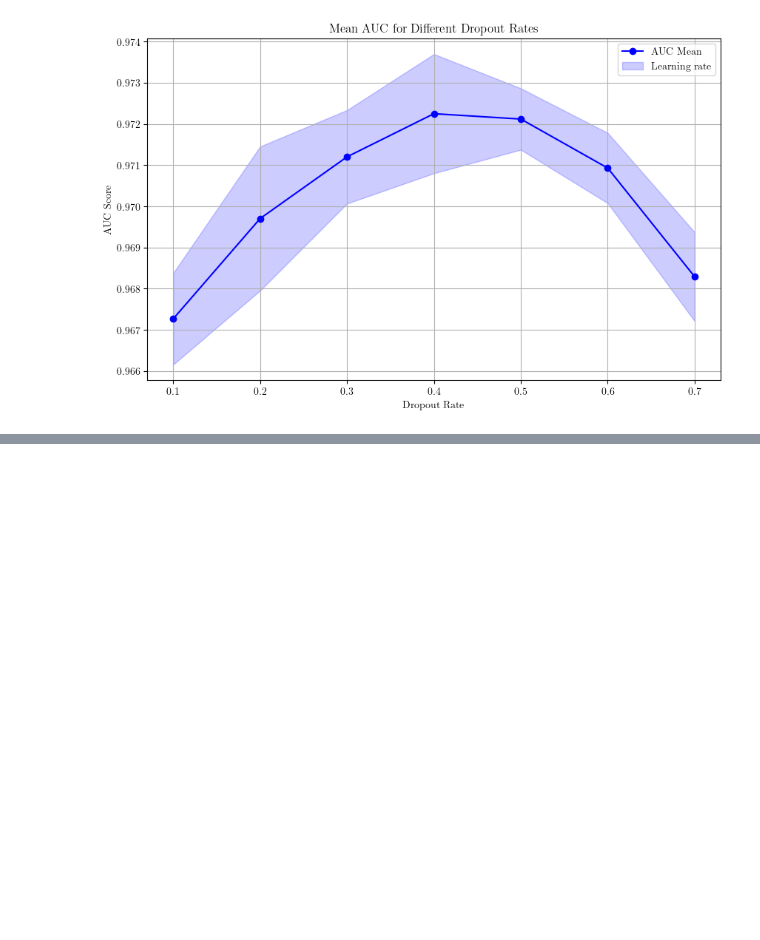
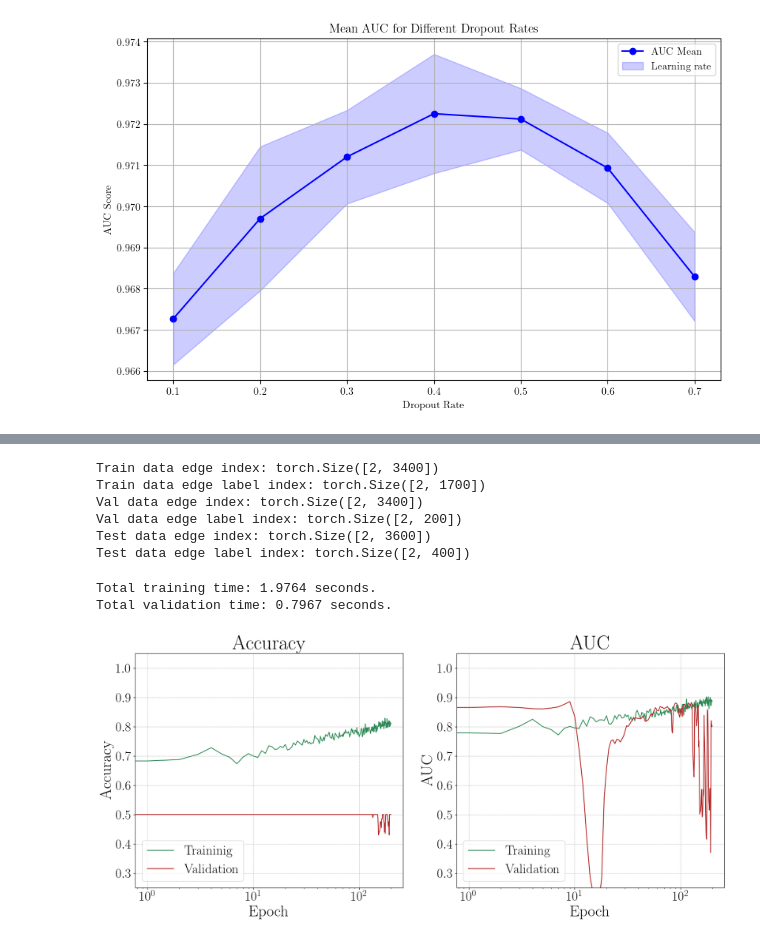
Before and after one commit to paololapo/NetworkReconstruction, a Jupyter notebook: GNN/networkReconstruction.ipynb, the cells around one changed output, grey strips where cells are left out. Drawn from its saved outputs; the diff is of its cells as text; code cells hidden in the pictures; blank space fills up the shorter version.

```diff
--- a/GNN/networkReconstruction.ipynb
+++ b/GNN/networkReconstruction.ipynb
@@ -2188,0 +2121,74 @@ plt.show()
+# %%
+print("Train data edge index:", train_data.edge_index.shape)
+print("Train data edge label index:", train_data.edge_label_index.shape)
+print("Val data edge index:", val_data.edge_index.shape)
+print("Val data edge label index:", val_data.edge_label_index.shape)
+print("Test data edge index:", test_data.edge_index.shape)
+print("Test data edge label index:", test_data.edge_label_index.shape)
+# %% [output]
+Train data edge index: torch.Size([2, 3400])
+Train data edge label index: torch.Size([2, 1700])
+Val data edge index: torch.Size([2, 3400])
+Val data edge label index: torch.Size([2, 200])
+Test data edge index: torch.Size([2, 3600])
+Test data edge label index: torch.Size([2, 400])
+# %%
+# Hyperparameters of the network
+run_timestamp = None
+in_channels = num_features  # Number of input features
+hidden_channels = 64 # Number of hidden channels
+out_channels = 32 # Number of output features
+
+# Create the model instance
+model = Net(in_channels, hidden_channels, out_channels)
+
+# Set optimizer and criterion
+optimizer = torch.optim.Adam(model.parameters(), lr=0.01, weight_decay=5e-4)
+criterion = torch.nn.BCEWithLogitsLoss()
+
+# Initialize trainer
+trainer = GCNTrainer(model=model, optimizer=optimizer, criterion=criterion, device=device)
+
+# Train the model
+train_acc_history, train_auc_history, val_acc_history, val_auc_history, loss_history, run_timestamp = trainer.train_model(
+        train_data,
+        val_data,
+        epochs=200,
+        early_stopping=False,
+        early_stopping_patience=200,
+        corrupt=False,
+        corrupt_percentage=0.1,
+        save_best_model=False
+    )
+# %% [output]
+Total training time: 1.9764 seconds.
+Total validation time: 0.7967 seconds.
+# %%
+fig, ax = plt.subplots(1, 2, figsize=(20, 8))
+fontsize=25
+
+ax[0].plot(train_acc_history, label='Traininig', color='seagreen')
+ax[0].plot(val_acc_history, label='Validation', color='firebrick')
+ax[0].set_title('Accuracy', fontsize=fontsize*1.5)
+ax[0].legend(loc="lower left", fontsize=fontsize)
+ax[0].set_xlabel('Epoch', fontsize=fontsize*1.2)
+ax[0].set_ylabel('Accuracy', fontsize=fontsize*1.2)
+ax[0].grid(True, linestyle='--', linewidth=0.5, alpha=0.7, color='gray')
+ax[0].tick_params(axis='both', which='major', labelsize=fontsize)
+ax[0].tick_params(axis='both', which='minor', labelsize=fontsize)
+ax[0].set_ylim(0.25, 1.05)
+ax[0].set_xscale('log')
+
+ax[1].plot(train_auc_history, label='Training', color='seagreen')
+ax[1].plot(val_auc_history, label='Validation', color='firebrick')
+ax[1].set_title('AUC', fontsize=fontsize*1.5)
+ax[1].legend(loc="lower left", fontsize=fontsize)
+ax[1].set_xlabel('Epoch', fontsize=fontsize*1.2)
+ax[1].set_ylabel('AUC', fontsize=fontsize*1.2)
+ax[1].grid(True, linestyle='--', linewidth=0.5, alpha=0.7, color='gray')
+ax[1].tick_params(axis='both', which='major', labelsize=fontsize)
+ax[1].tick_params(axis='both', which='minor', labelsize=fontsize)
+ax[1].set_ylim(0.25, 1.05)
+ax[1].set_xscale('log')
+# %% [output]
+[figure, added]
```
Also changed, not shown: parts of 38 cells of this notebook.
